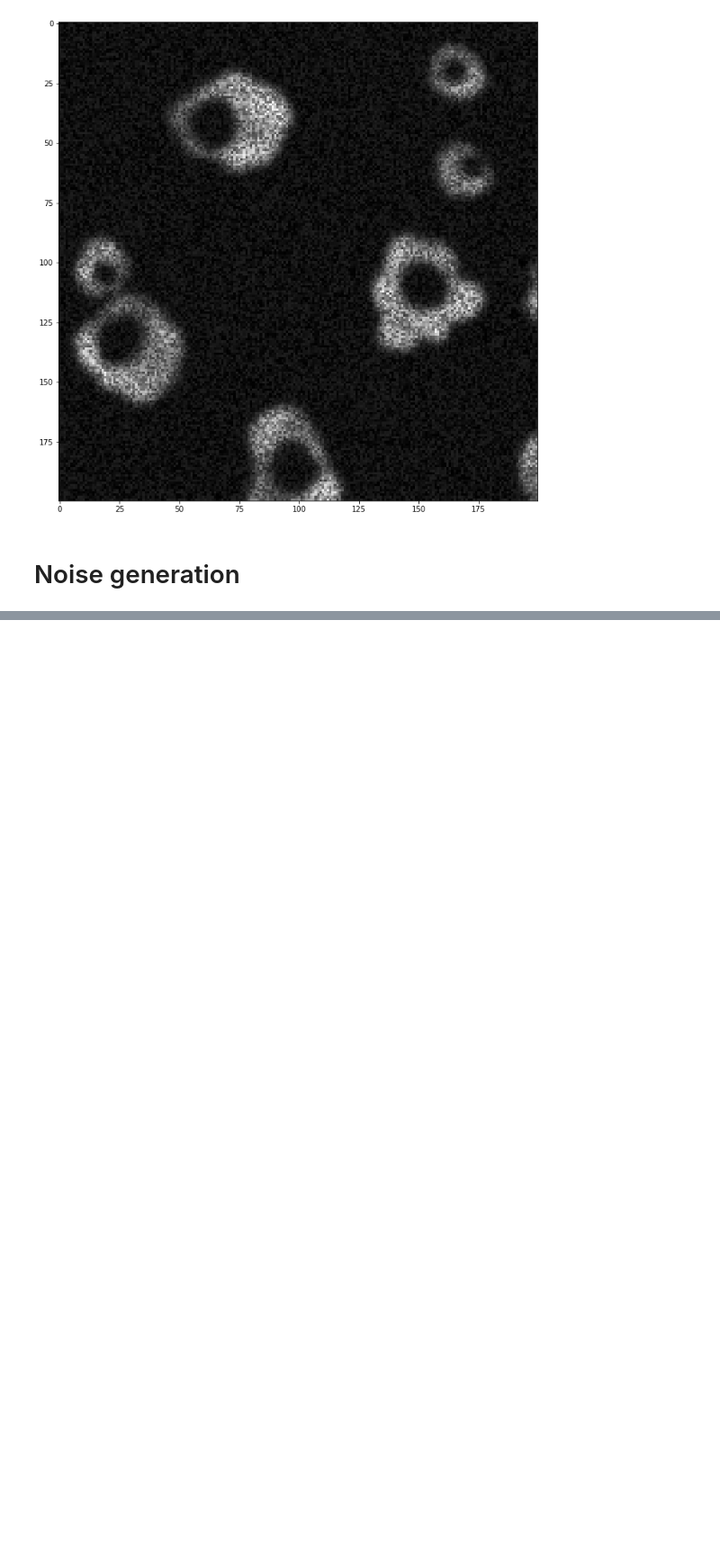
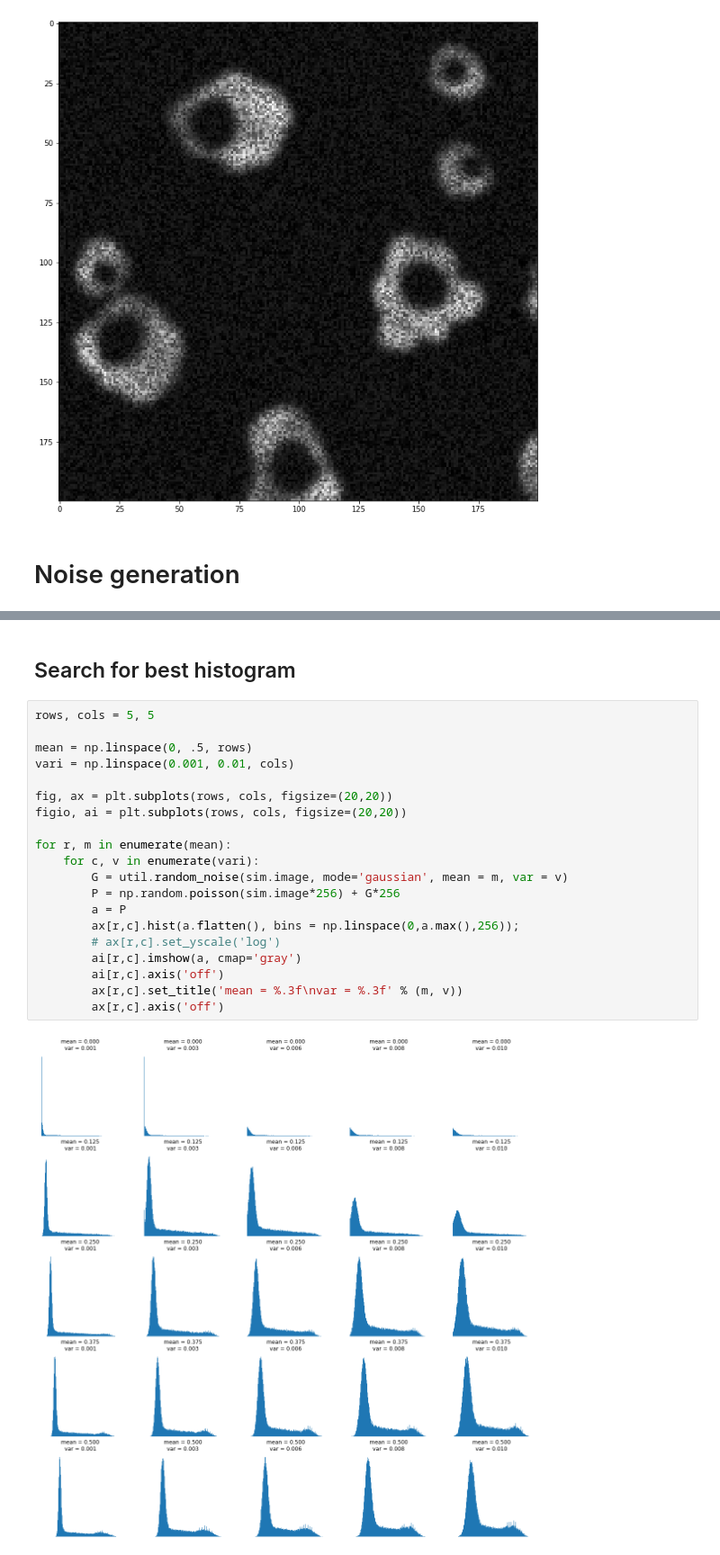
Before and after one commit to dobrik4ever/Master-Thesis, a Jupyter notebook: 3 Methods, material/uuu.ipynb, the cells around one changed output, grey strips where cells are left out. Shown at 90% size. Cells and saved outputs as stored; diff of their text form; blank space fills up the shorter version.

```diff
--- a/3 Methods, material/uuu.ipynb
+++ b/3 Methods, material/uuu.ipynb
@@ -421,0 +469,24 @@ plt.colorbar()
+# %% [markdown]
+## Search for best histogram
+# %%
+rows, cols = 5, 5
+
+mean = np.linspace(0, .5, rows)
+vari = np.linspace(0.001, 0.01, cols)
+
+fig, ax = plt.subplots(rows, cols, figsize=(20,20))
+figio, ai = plt.subplots(rows, cols, figsize=(20,20))
+
+for r, m in enumerate(mean):
+    for c, v in enumerate(vari):
+        G = util.random_noise(sim.image, mode='gaussian', mean = m, var = v)
+        P = np.random.poisson(sim.image*256) + G*256
+        a = P
+        ax[r,c].hist(a.flatten(), bins = np.linspace(0,a.max(),256));
+        # ax[r,c].set_yscale('log')
+        ai[r,c].imshow(a, cmap='gray')
+        ai[r,c].axis('off')
+        ax[r,c].set_title('mean = %.3f\nvar = %.3f' % (m, v))
+        ax[r,c].axis('off')
+# %% [output]
+[figure, added]
```
Also changed, not shown: parts of 22 cells of this notebook, 11 other files.
